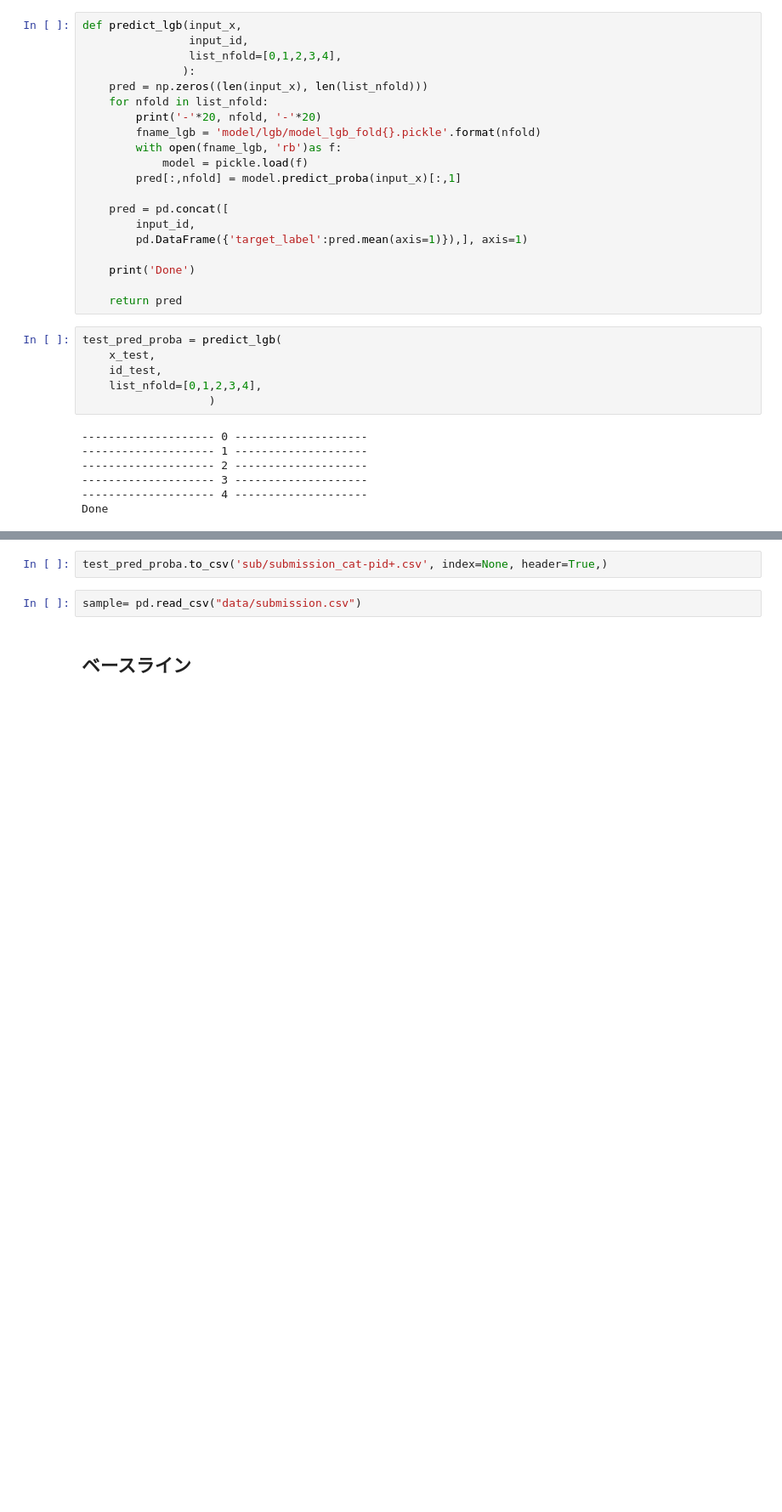
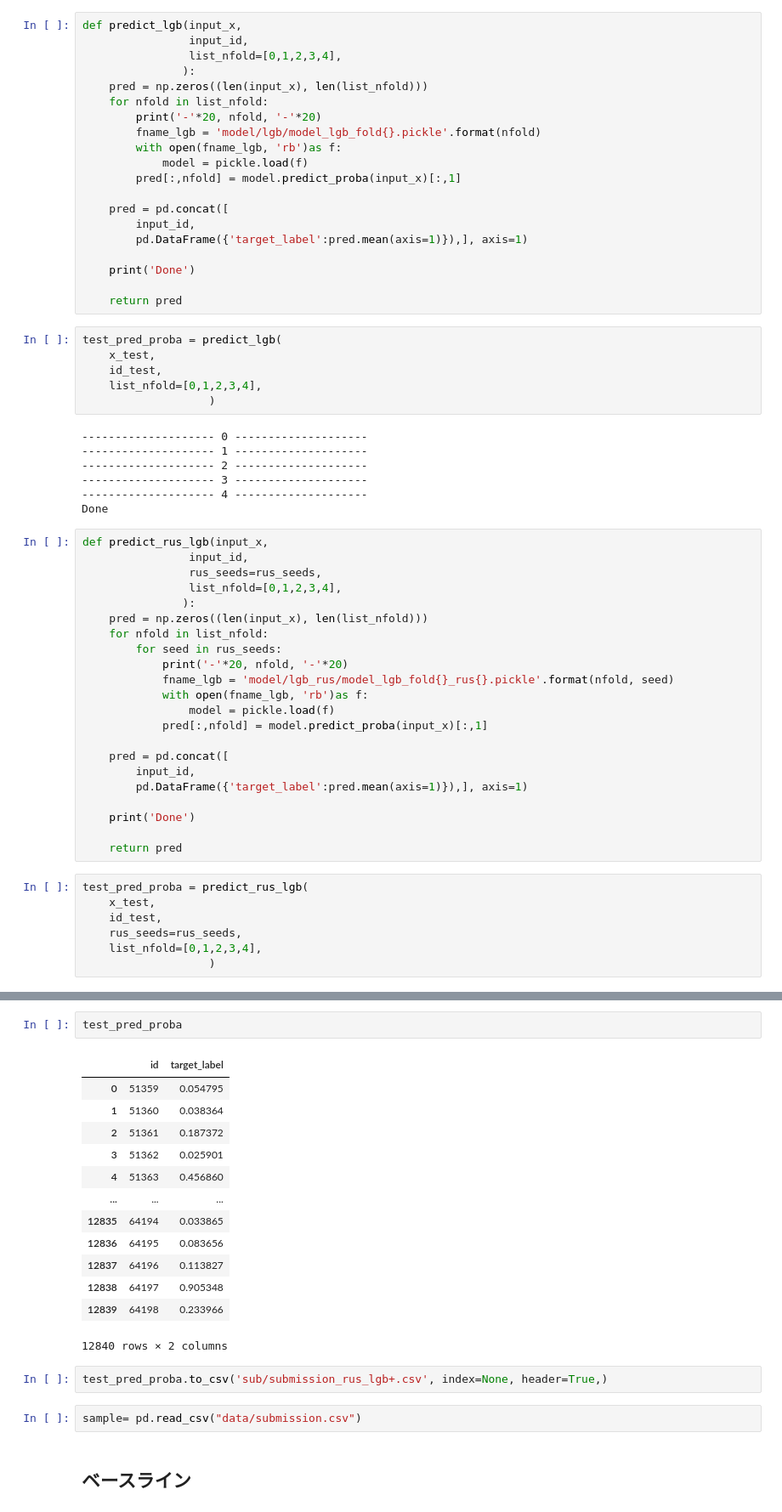
Before and after one commit to mecab-g/kaggle_PSP, a Jupyter notebook: lgb.ipynb, the cells around one changed output, grey strips where cells are left out. Shown at 85% size. Cells and saved outputs as stored; diff of their text form; blank space fills up the shorter version.

```diff
--- a/lgb.ipynb
+++ b/lgb.ipynb
@@ -675,3 +810,32 @@ test_pred_proba = predict_lgb(
 -------------------- 3 --------------------
 -------------------- 4 --------------------
 Done
+# %%
+def predict_rus_lgb(input_x,
+                input_id,
+                rus_seeds=rus_seeds,
+                list_nfold=[0,1,2,3,4],
+               ):
+    pred = np.zeros((len(input_x), len(list_nfold)))
+    for nfold in list_nfold:
+        for seed in rus_seeds:
+            print('-'*20, nfold, '-'*20)
+            fname_lgb = 'model/lgb_rus/model_lgb_fold{}_rus{}.pickle'.format(nfold, seed)
+            with open(fname_lgb, 'rb')as f:
+                model = pickle.load(f)
+            pred[:,nfold] = model.predict_proba(input_x)[:,1]
+
+    pred = pd.concat([
+        input_id,
+        pd.DataFrame({'target_label':pred.mean(axis=1)}),], axis=1)
+
+    print('Done')
+
+    return pred
+# %%
+test_pred_proba = predict_rus_lgb(
+    x_test,
+    id_test,
+    rus_seeds=rus_seeds,
+    list_nfold=[0,1,2,3,4],
+                   )
@@ -678,5 +860,21 @@ Done
+# %%
+test_pred_proba
+# %% [output]
+|  | id | target_label |
+| 0 | 51359 | 0.054795 |
+| 1 | 51360 | 0.038364 |
+| 2 | 51361 | 0.187372 |
+| 3 | 51362 | 0.025901 |
+| 4 | 51363 | 0.456860 |
+| ... | ... | ... |
+| 12835 | 64194 | 0.033865 |
+| 12836 | 64195 | 0.083656 |
+| 12837 | 64196 | 0.113827 |
+| 12838 | 64197 | 0.905348 |
+| 12839 | 64198 | 0.233966 |
+12840 rows × 2 columns
 # %%
-test_pred_proba.to_csv('sub/submission_cat-pid+.csv', index=None, header=True,)
+test_pred_proba.to_csv('sub/submission_rus_lgb+.csv', index=None, header=True,)
 # %%
 sample= pd.read_csv("data/submission.csv")
 # %% [markdown]
```
Also changed, not shown: parts of 35 cells of this notebook, 2 other files.
